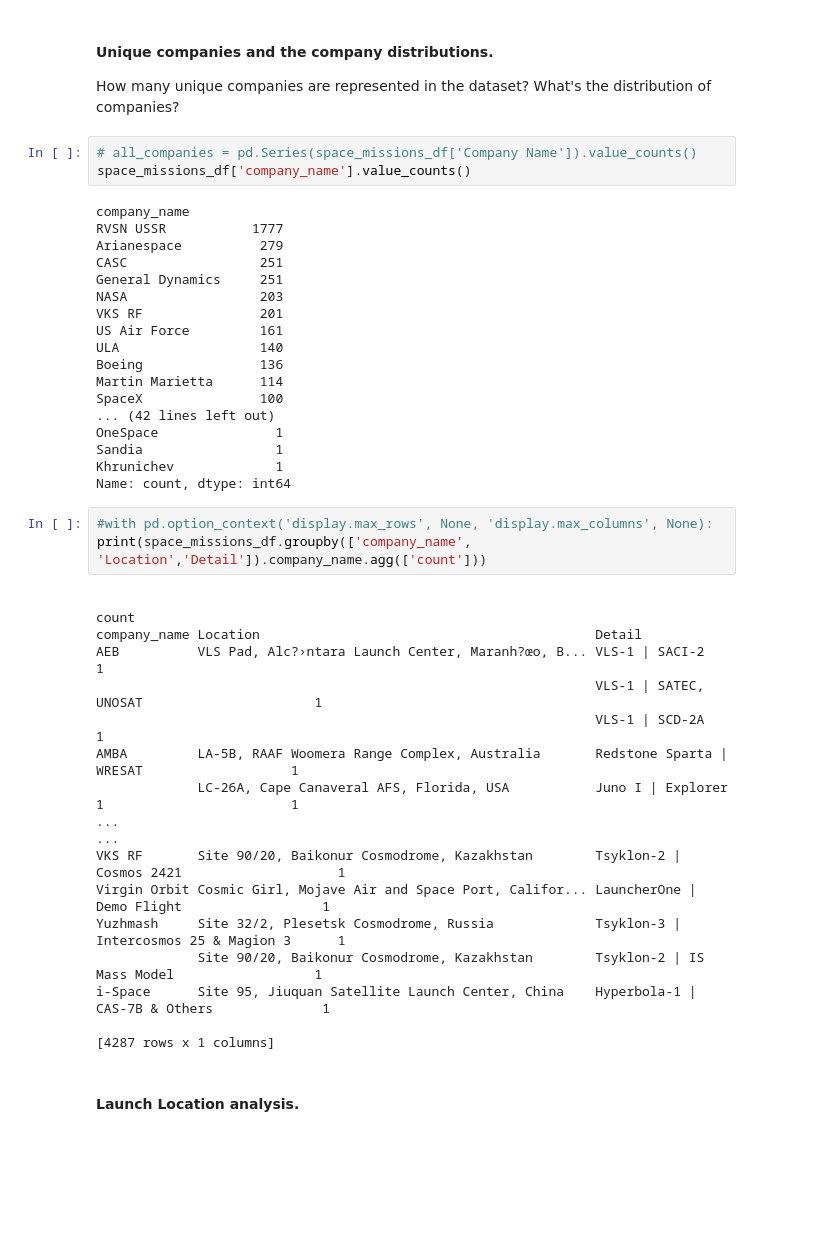
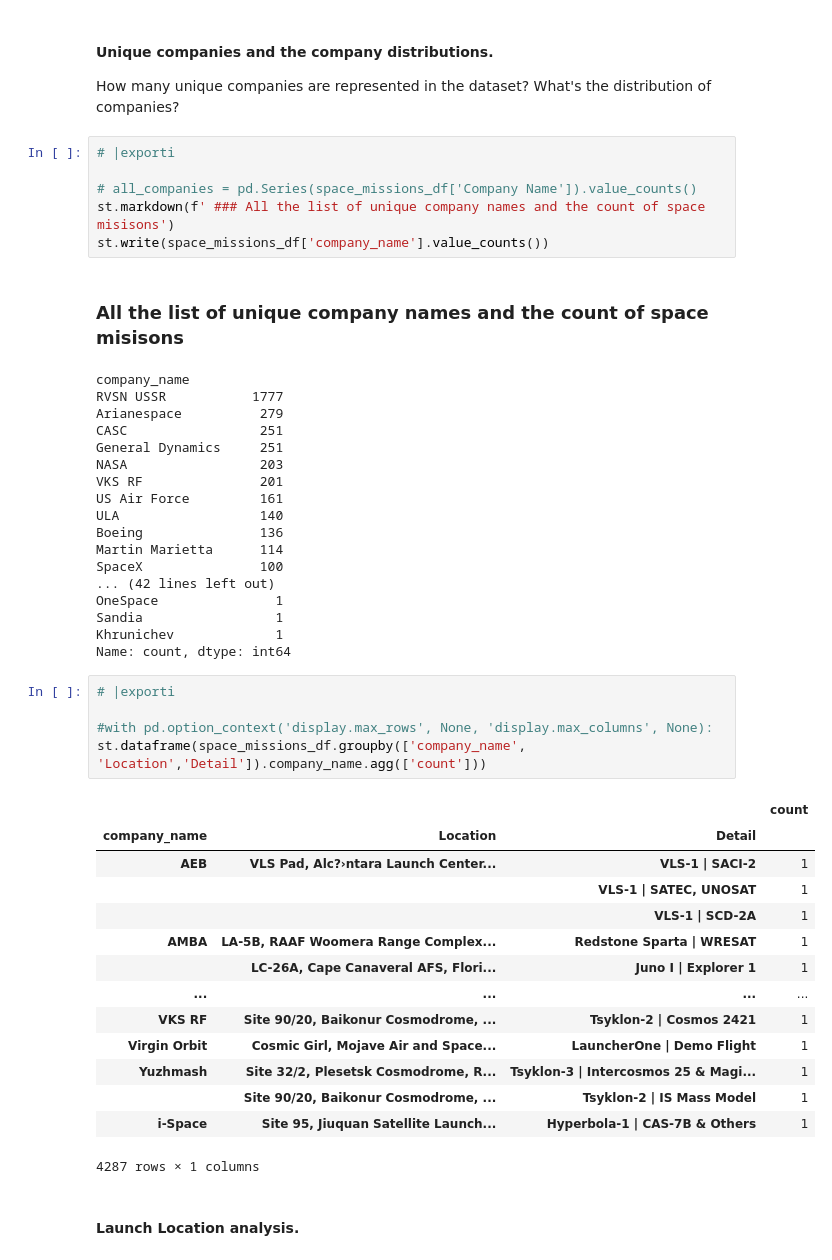
Before and after one commit to harish8/all-space-missions-from-1957, a Jupyter notebook: space_missions_eda.ipynb, the cells around one changed output. Saved outputs shown, nothing was run; the diff lists cells and outputs as text; blank space fills up the shorter version.

```diff
--- a/space_missions_eda.ipynb
+++ b/space_missions_eda.ipynb
@@ -152,9 +192,13 @@ space_missions_df.head()
 
 How many unique companies are represented in the dataset? What's the distribution of companies?
 # %%
+# |exporti
+
 # all_companies = pd.Series(space_missions_df['Company Name']).value_counts()
-space_missions_df['company_name'].value_counts()
+st.markdown(f' ### All the list of unique company names and the count of space misisons')
+st.write(space_missions_df['company_name'].value_counts())
 # %% [output]
+ ### All the list of unique company names and the count of space misisons
 company_name
 RVSN USSR           1777
 Arianespace          279
@@ -173,24 +217,25 @@ Sandia                 1
 Khrunichev             1
 Name: count, dtype: int64
 # %%
+# |exporti
+
 #with pd.option_context('display.max_rows', None, 'display.max_columns', None):
-print(space_missions_df.groupby(['company_name', 'Location','Detail']).company_name.agg(['count']))
+st.dataframe(space_missions_df.groupby(['company_name', 'Location','Detail']).company_name.agg(['count']))
 # %% [output]
+|  |  |  | count |
+| company_name | Location | Detail |  |
+| AEB | VLS Pad, Alc?›ntara Launch Center... | VLS-1 | SACI-2 | 1 |
+|  |  | VLS-1 | SATEC, UNOSAT | 1 |
+|  |  | VLS-1 | SCD-2A | 1 |
+| AMBA | LA-5B, RAAF Woomera Range Complex... | Redstone Sparta | WRESAT | 1 |
+|  | LC-26A, Cape Canaveral AFS, Flori... | Juno I | Explorer 1 | 1 |
+| ... | ... | ... | ... |
+| VKS RF | Site 90/20, Baikonur Cosmodrome, ... | Tsyklon-2 | Cosmos 2421 | 1 |
+| Virgin Orbit | Cosmic Girl, Mojave Air and Space... | LauncherOne | Demo Flight | 1 |
+| Yuzhmash | Site 32/2, Plesetsk Cosmodrome, R... | Tsyklon-3 | Intercosmos 25 & Magi... | 1 |
+|  | Site 90/20, Baikonur Cosmodrome, ... | Tsyklon-2 | IS Mass Model | 1 |
+| i-Space | Site 95, Jiuquan Satellite Launch... | Hyperbola-1 | CAS-7B & Others | 1 |
-                                                                                                       count
-company_name Location                                           Detail
-AEB          VLS Pad, Alc?›ntara Launch Center, Maranh?œo, B... VLS-1 | SACI-2                             1
-                                                                VLS-1 | SATEC, UNOSAT                      1
-                                                                VLS-1 | SCD-2A                             1
-AMBA         LA-5B, RAAF Woomera Range Complex, Australia       Redstone Sparta | WRESAT                   1
-             LC-26A, Cape Canaveral AFS, Florida, USA           Juno I | Explorer 1                        1
-...                                                                                                      ...
-VKS RF       Site 90/20, Baikonur Cosmodrome, Kazakhstan        Tsyklon-2 | Cosmos 2421                    1
-Virgin Orbit Cosmic Girl, Mojave Air and Space Port, Califor... LauncherOne | Demo Flight                  1
-Yuzhmash     Site 32/2, Plesetsk Cosmodrome, Russia             Tsyklon-3 | Intercosmos 25 & Magion 3      1
-             Site 90/20, Baikonur Cosmodrome, Kazakhstan        Tsyklon-2 | IS Mass Model                  1
-i-Space      Site 95, Jiuquan Satellite Launch Center, China    Hyperbola-1 | CAS-7B & Others              1
-
-[4287 rows x 1 columns]
+4287 rows × 1 columns
 # %% [markdown]
 #### Launch Location analysis.
 # %%
```
Also changed, not shown: parts of 25 cells of this notebook, 1 other file.
